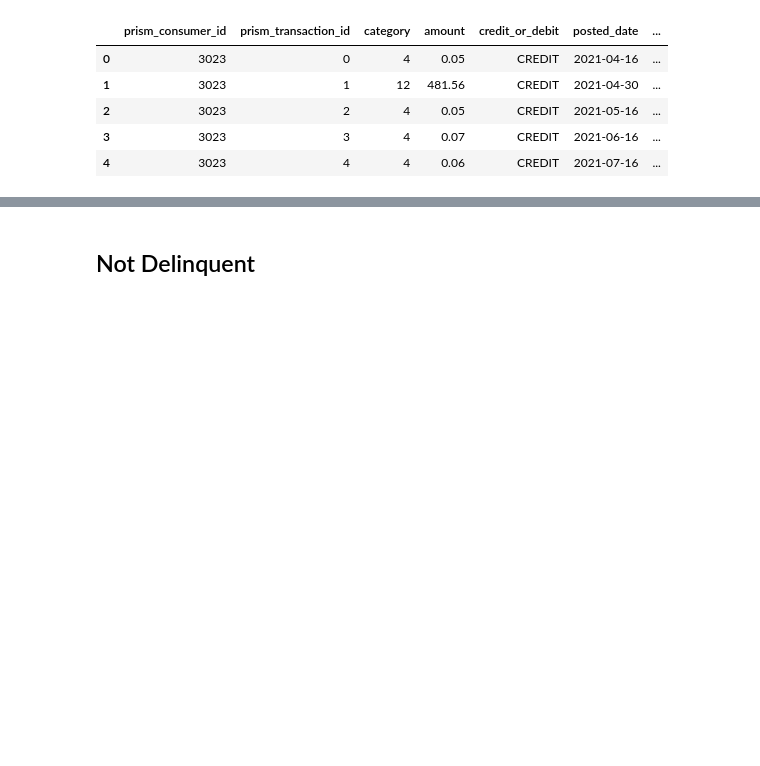
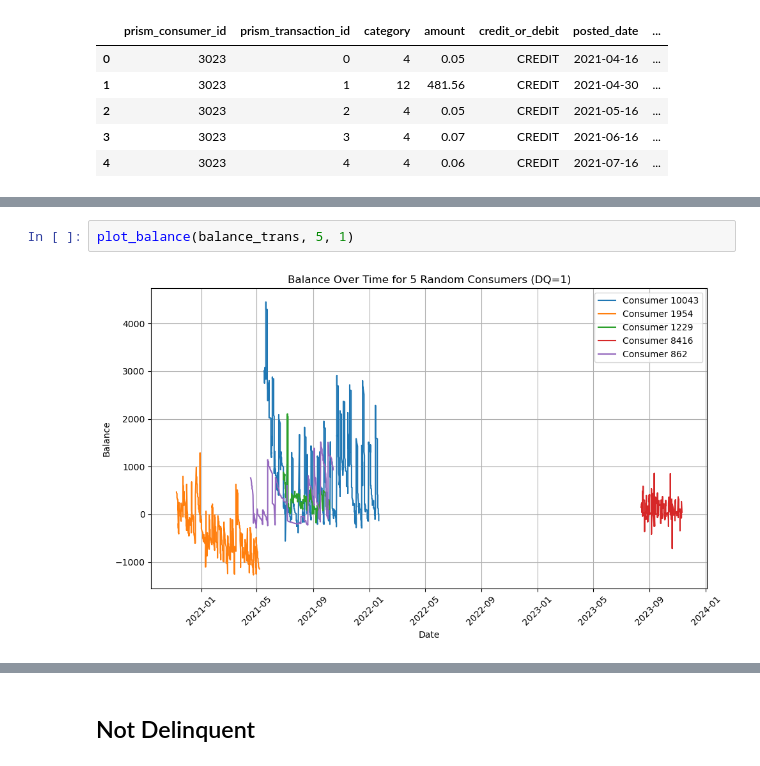
Before and after one commit to hillarychang/dsc180b-capstone-q2, a Jupyter notebook: src/notebooks/kurumi_q2_eda.ipynb, the cells around one changed output, grey strips where cells are left out. Saved outputs shown, nothing was run; the diff lists cells and outputs as text; blank space fills up the shorter version.

```diff
--- a/src/notebooks/kurumi_q2_eda.ipynb
+++ b/src/notebooks/kurumi_q2_eda.ipynb
@@ -332,3 +404,7 @@ def plot_balance(df, n, dq):
+# %%
+plot_balance(balance_trans, 5, 1)
+# %% [output]
+[figure, added]
 # %%
 def plot_balance_separate_axis(df, n, dq):
     # Filter transactions by DQ_TARGET value
```
Also changed, not shown: parts of 13 cells of this notebook.
